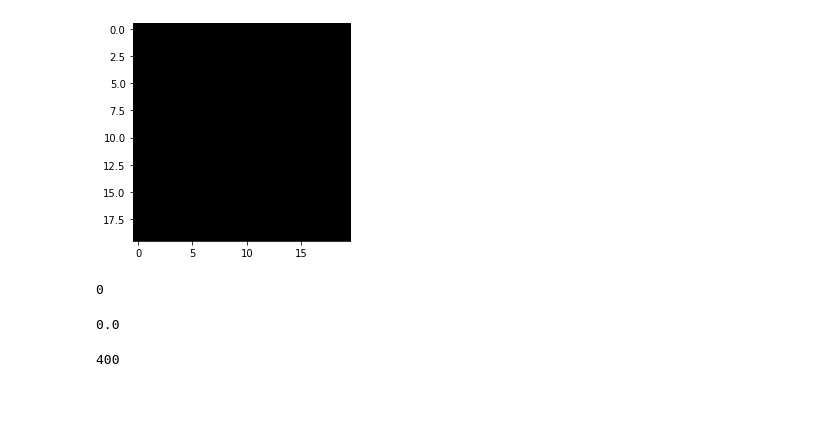
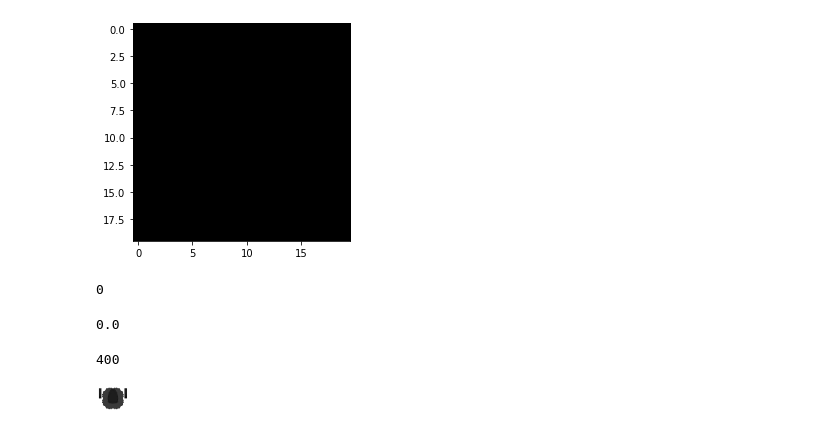
Before and after one commit to Reinforcement-Learning-F22/RobotNavigation, a Jupyter notebook: rl_map.ipynb, the cells around one changed output. Drawn from its saved outputs; the diff is of its cells as text; code cells hidden in the pictures; blank space fills up the shorter version.

Commit message:
Created robot image for rendering, studied approaches for rendering, created World2 which will have added functionalities for rendering.

```diff
--- a/rl_map.ipynb
+++ b/rl_map.ipynb
@@ -124,3 +129,16 @@ np.sum(square_)
 len(square_.flatten())
 # %% [output]
 400
+# %%
+robot = cv2.imread("robot.png", cv2.IMREAD_UNCHANGED)
+# r1 = cv2.imread("robot_small.png", cv2.IMREAD_UNCHANGED)
+
+r1 = cv2.resize(robot, None, fx=0.1, fy=0.1, interpolation=cv2.INTER_AREA)
+
+radius_ = int(np.ceil(max(r1.shape)/2))
+
+# print(r1.shape, robot.shape, radius_, c)
+
+cv2_imshow(r1)
+# %% [output]
+[figure, added]
```
Also changed, not shown: parts of 6 cells of this notebook, 2 other files.
